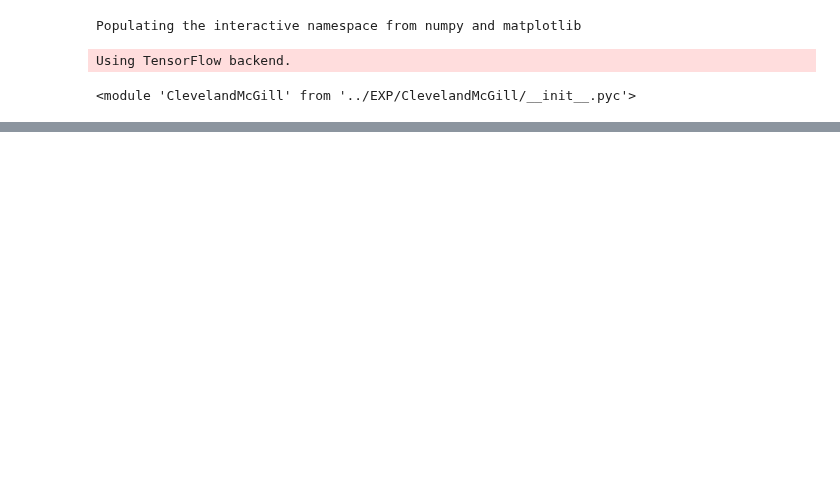
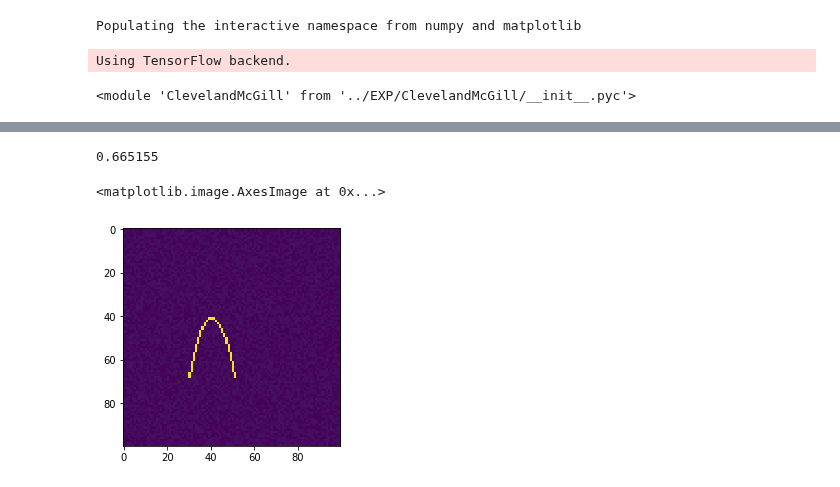
Before and after one commit to Rhoana/perception, a Jupyter notebook: IPY/CrossNetwork.ipynb, the cells around one changed output, grey strips where cells are left out. Drawn from its saved outputs; the diff is of its cells as text; code cells hidden in the pictures; blank space fills up the shorter version.

Commit message:
Add Cross Network example.

```diff
--- a/IPY/CrossNetwork.ipynb
+++ b/IPY/CrossNetwork.ipynb
@@ -561,12 +25,0 @@ show_nicely(vis2,cmap='gray',filename='teaser_bar_conv2d_1.')
-# %%
-vis = outputs_bar_conv2d_2_vis
-vis2 = np.zeros((vis.shape[0]*2, vis.shape[1]/2))
-for i in range(2):
-#     print i, i*vis2.shape[1],i*vis2.shape[1] + vis2.shape[1]
-    vis2[i*vis.shape[0]:i*vis.shape[0] + vis.shape[0],\
-         0:vis2.shape[1]] = vis[:,i*vis2.shape[1]:i*vis2.shape[1]+vis2.shape[1]]
-# vis2[0:vis.shape[0], 0:vis2.shape[1]] = vis[:,:vis2.shape[1]]
-# vis2[vis.shape[0]:, 0:vis2.shape[1]] = vis[:,vis2.shape[1]:]
-vis2 *= 1./vis2.max()
-vis2 /= vis2.max()/1.
-show_nicely(vis2,cmap='gray',filename='teaser_bar_conv2d_2.')
@@ -604,4 +25,0 @@ W = model_pie.layers[4].get_weights()
-# %%
-for i in range(20):
-    plt.figure(figsize=(1,1))
-    imshow(W[0][:,:,0,i],cmap='gray')
@@ -621,0 +26,5 @@ for i in range(20):
+# %%
+networks = []
+
+for x in range(4):
+    networks.append(load_model(RESULTS_DIR+str(x)+'/LeNet/04_noise.h5'))
@@ -621,0 +70,18 @@ for i in range(20):
+# %%
+# normalize
+for i in range(4):
+
+
+    X_min = X[i].min()
+    X_max = X[i].max()
+
+    # scale in place
+    X[i] -= X_min
+    X[i] /= (X_max - X_min)
+    X[i] -= .5
+
+    y_min = y[i].min()
+    y_max = y[i].max()
+
+    y[i] -= y_min
+    y[i] /= (y_max - y_min)
@@ -621,0 +109,8 @@ for i in range(20):
+# %%
+which = 300
+print y[3][which]
+imshow(X[3][which]) # curvature + Y + X + width
+# %% [output]
+0.665155
+<matplotlib.image.AxesImage at 0x...>
+[figure, added]
```
Also changed, not shown: parts of 50 cells of this notebook, 2 other files.
